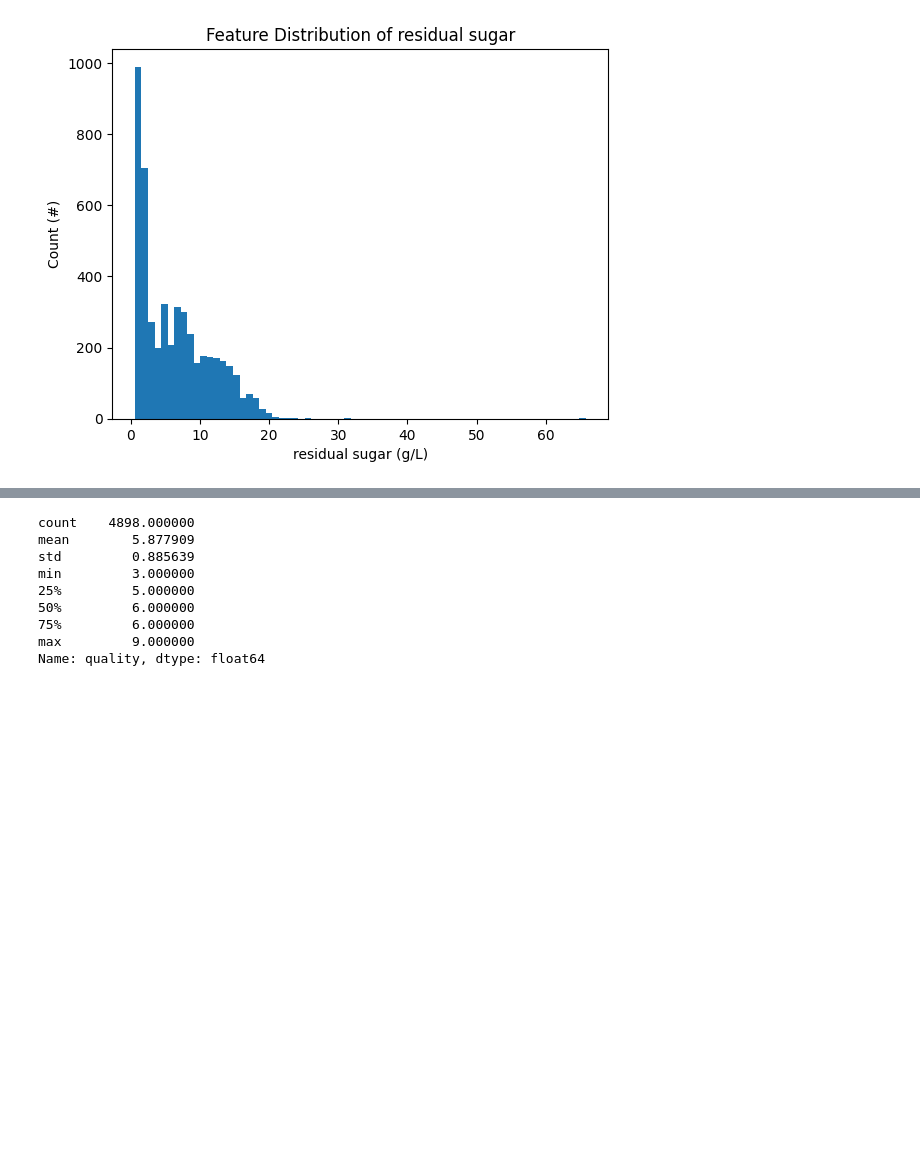
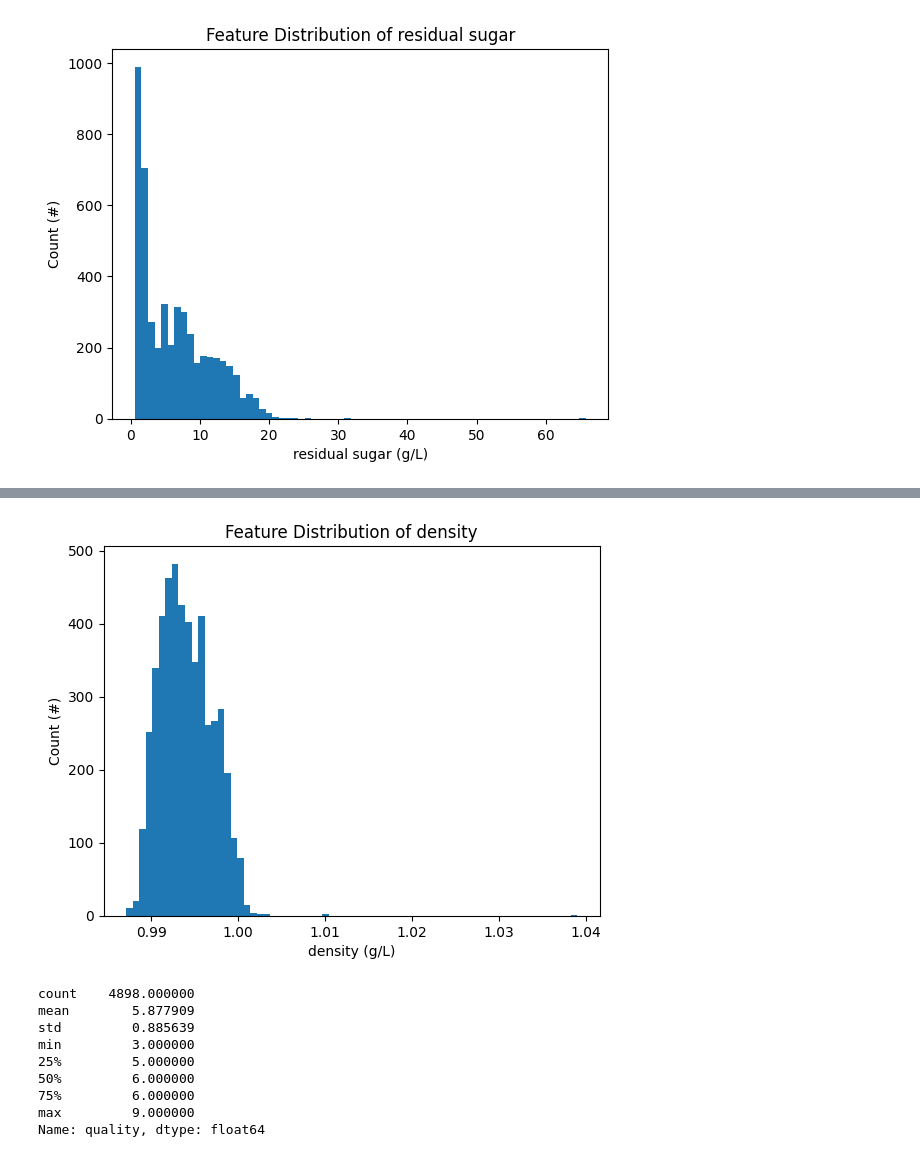
Before and after one commit to kevinz8866/1030project, a Jupyter notebook: src/final_report.ipynb, the cells around one changed output, grey strips where cells are left out. Cells and saved outputs as stored; diff of their text form; code cells hidden in the pictures; blank space fills up the shorter version.

```diff
--- a/src/final_report.ipynb
+++ b/src/final_report.ipynb
@@ -142,3 +90,13 @@ Our target variable is an ordinal variable so it has both regressional features
+# %%
+variable = 'density'
+plt.hist(df[variable],bins=int(np.sqrt(len(df[variable]))))
+plt.ylabel("Count (#)")
+plt.xlabel("density (g/L)")
+plt.title("Feature Distribution of density")
+plt.savefig('../figures/density.png',dpi=300)
+plt.show()
+# %% [output]
+[figure, added]
 # %%
 #distribution
 df['quality'].describe()
```
Also changed, not shown: parts of 192 cells of this notebook.
